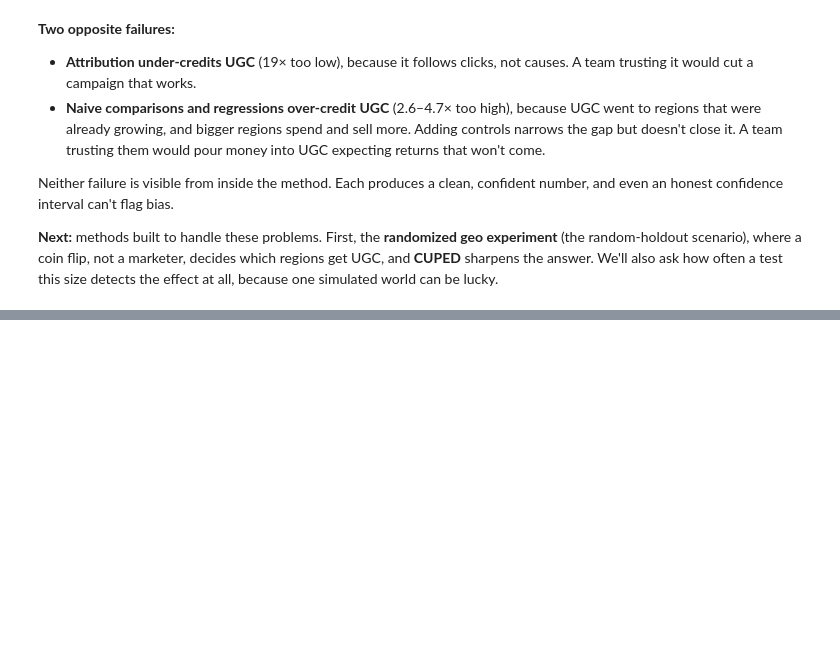
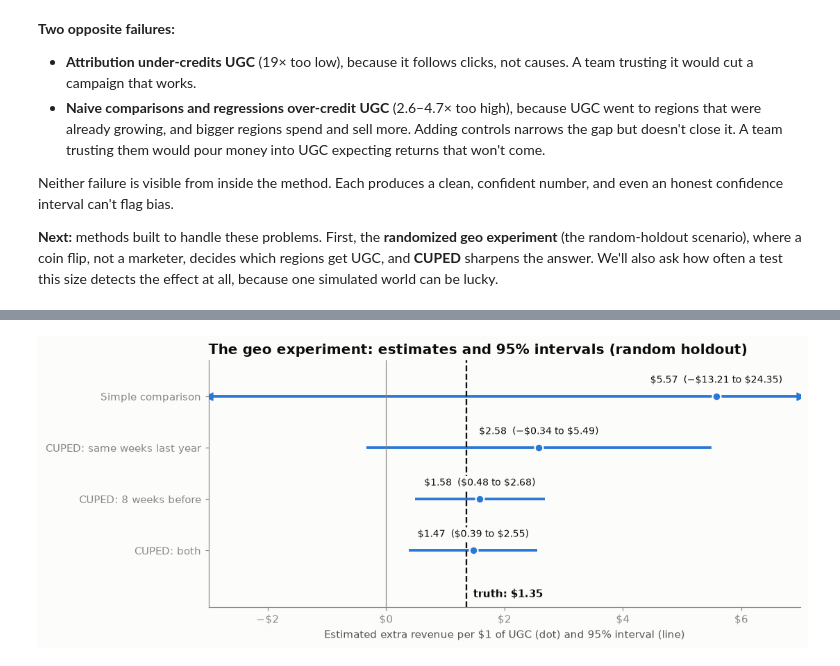
Before and after one commit to menni99/incrementality-mmm-lab, a Jupyter notebook: incrementality.ipynb, the cells around one changed output, grey strips where cells are left out. Cells and saved outputs as stored; diff of their text form; code cells hidden in the pictures; blank space fills up the shorter version.

```diff
--- a/incrementality.ipynb
+++ b/incrementality.ipynb
@@ -1114,0 +1263,13 @@ Neither failure is visible from inside the method. Each produces a clean, confid
+# %%
+theta = np.cov(regions["before"], regions["during"])[0, 1] / regions["before"].var()
+corr = regions["before"].corr(regions["during"])
+adjusted = regions["during"] - theta * (regions["before"] - regions["before"].mean())
+by_hand = (adjusted[regions["treated"] == 1].mean() - adjusted[regions["treated"] == 0].mean()) * n_treated / ugc_budget
+print(f"θ = {theta:.3f} | correlation of before and during: {corr:.4f} | CUPED by hand: ${by_hand:.2f} per $1")
+
+for name, formula in [("CUPED: same weeks last year", "during ~ treated + last_year"),
+                      ("CUPED: 8 weeks before", "during ~ treated + before"),
+                      ("CUPED: both", "during ~ treated + before + last_year")]:
+    experiment[name] = iroas_from(smf.ols(formula, data=regions).fit(cov_type="HC1"))
+
+pd.DataFrame(experiment, index=["estimate", "95% low", "95% high"]).T.style.format(usd)
@@ -1114,0 +1283,30 @@ Neither failure is visible from inside the method. Each produces a clean, confid
+# %%
+def plot_intervals(results, truth, title, xlim=(-3, 7)):
+    names = list(results)[::-1]
+    fig, ax = plt.subplots(figsize=(10, 0.7 * len(names) + 1.4))
+    for i, name in enumerate(names):
+        est, low, high = results[name]
+        lo_c, hi_c = max(low, xlim[0]), min(high, xlim[1])
+        ax.plot([lo_c, hi_c], [i, i], color=style.SERIES[0], linewidth=2.5, solid_capstyle="butt")
+        for edge, clipped, marker in [(lo_c, low < xlim[0], "<"), (hi_c, high > xlim[1], ">")]:
+            if clipped:
+                ax.scatter(edge, i, marker=marker, s=50, color=style.SERIES[0], zorder=3)
+        ax.scatter(min(max(est, xlim[0]), xlim[1]), i, s=60, color=style.SERIES[0], edgecolor=style.SURFACE, linewidth=1.5, zorder=4)
+        ax.text(min(max(est, xlim[0]), xlim[1]), i + 0.22, f"{usd(est)}  ({usd(low)} to {usd(high)})",
+                ha="center", va="bottom", fontsize=9, color=style.INK,
+                bbox=dict(facecolor=style.SURFACE, edgecolor="none", pad=1.5), zorder=5)
+    ax.axvline(truth, color=style.INK, linewidth=1.5, linestyle="--")
+    ax.axvline(0, color=style.MUTED, linewidth=0.8)
+    ax.text(truth, -0.85, f"  truth: ${truth:.2f}", color=style.INK, fontsize=10, va="center", fontweight="bold")
+    ax.set_yticks(range(len(names)), names)
+    ax.set_ylim(-1.1, len(names) - 0.3)
+    ax.set_xlim(*xlim)
+    ax.xaxis.set_major_formatter(mticker.FuncFormatter(lambda v, _: usd(v).replace(".00", "")))
+    ax.set_xlabel("Estimated extra revenue per $1 of UGC (dot) and 95% interval (line)")
+    ax.grid(axis="y", visible=False)
+    ax.set_title(title)
+    plt.show()
+
+plot_intervals(experiment, truth_holdout, "The geo experiment: estimates and 95% intervals (random holdout)")
+# %% [output]
+[figure, added]
```
Also changed, not shown: parts of 12 cells of this notebook.
